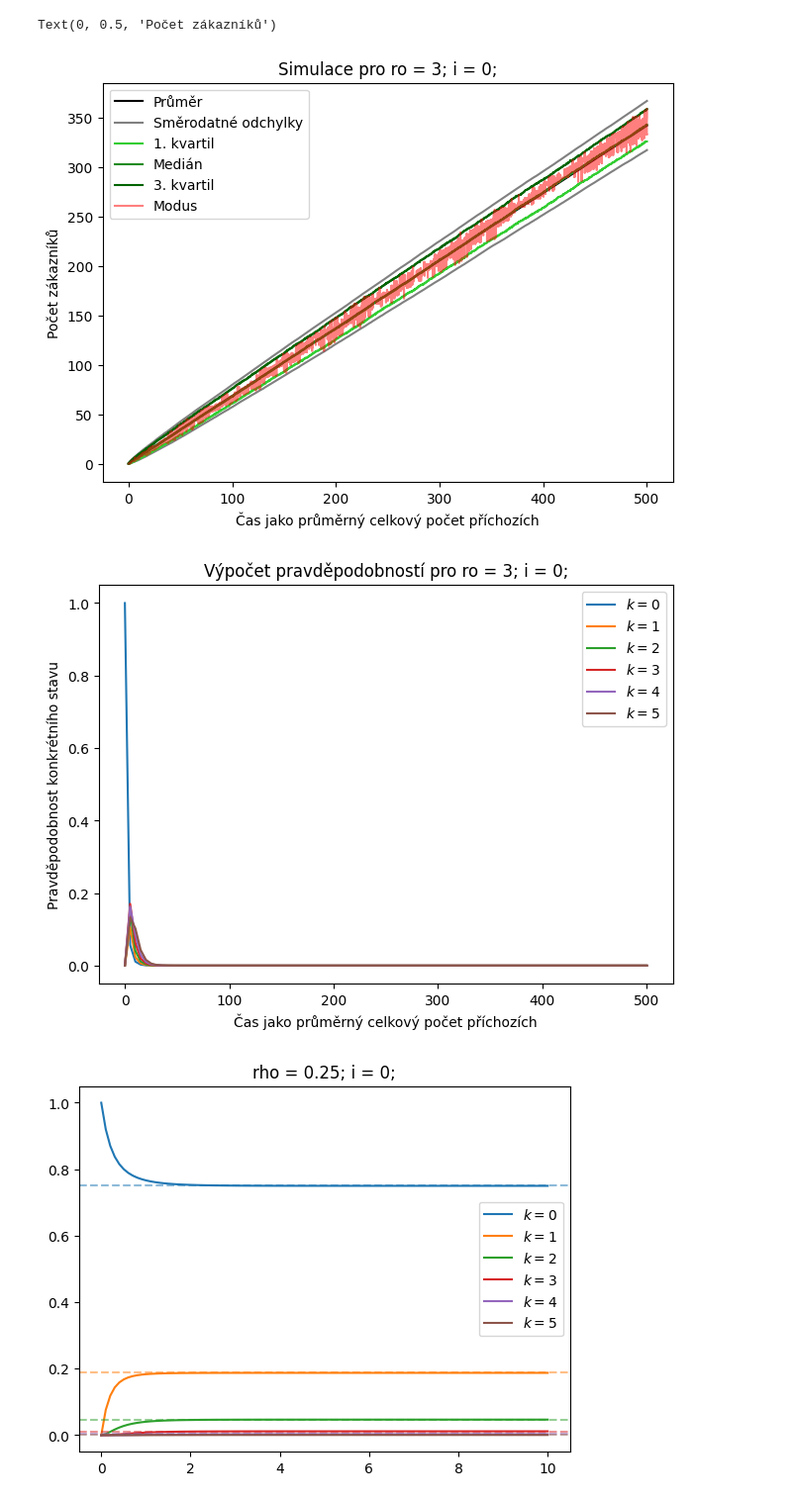
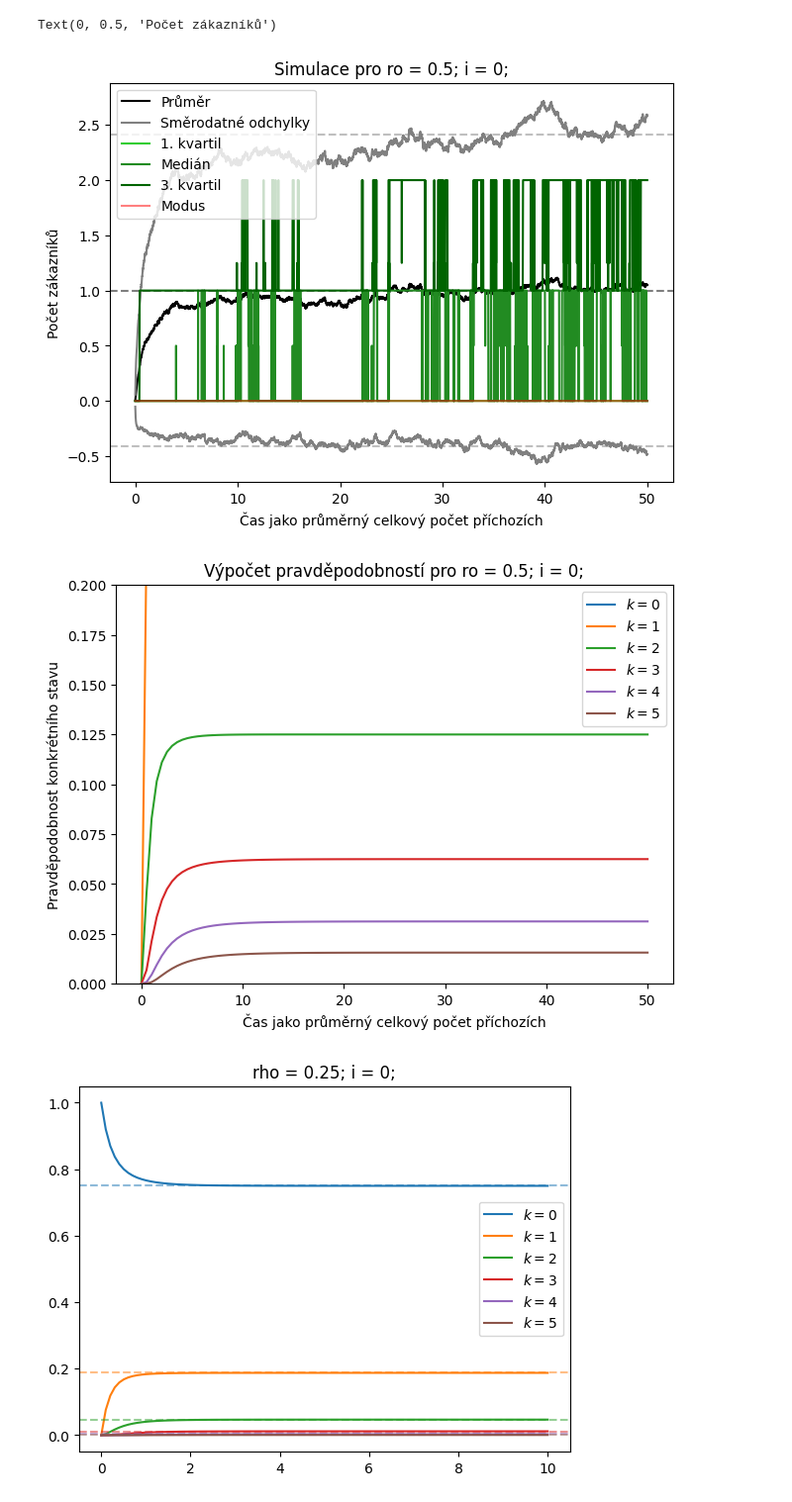
Before and after one commit to Dxlaby/SOC2025, a Jupyter notebook: graphs_p_k.ipynb, the cells around one changed output. Shown at 99% size. Saved outputs shown, nothing was run; the diff lists cells and outputs as text; code cells hidden in the pictures.

```diff
--- a/graphs_p_k.ipynb
+++ b/graphs_p_k.ipynb
@@ -66,45 +63,45 @@ def simulationStats(numSim, nSpace, rho, i):
 
   return mean, median, mode, SD, Q1, Q3
 # %%
-rho = 3
+rho = 0.5
 i = 0
-maxNumberN = 500
+maxNumberN = 50
 # %%
 n_steps = 10000
 n = np.linspace(0, maxNumberN, n_steps)
 simsCount = 1000
 
 # sim = simulation(n, rho, i)
 mean, median, mode, SD, Q1, Q3  = simulationStats(simsCount, n, rho, i)
 
-# limAvrage = rho/(1-rho)
-# limSD = np.sqrt(rho/(1-rho)**2)
+limAvrage = rho/(1-rho)
+limSD = np.sqrt(rho/(1-rho)**2)
 
 fig, ax = plt.subplots(layout='constrained')
 
 plt.plot(n, mean, color='black', label='Průměr')
-# plt.axhline(y=limAvrage, color=plt.gca().lines[-1].get_color(), linestyle='--', alpha=0.5)
+plt.axhline(y=limAvrage, color=plt.gca().lines[-1].get_color(), linestyle='--', alpha=0.5)
 
 plt.plot(n, mean+SD, color='grey', label='Směrodatné odchylky')
-# plt.axhline(y=limAvrage+limSD, color=plt.gca().lines[-1].get_color(), linestyle='--', alpha=0.5)
+plt.axhline(y=limAvrage+limSD, color=plt.gca().lines[-1].get_color(), linestyle='--', alpha=0.5)
 
 plt.plot(n, mean-SD, color='grey')
-# plt.axhline(y=limAvrage-limSD, color=plt.gca().lines[-1].get_color(), linestyle='--', alpha=0.5)
+plt.axhline(y=limAvrage-limSD, color=plt.gca().lines[-1].get_color(), linestyle='--', alpha=0.5)
 
 plt.plot(n, Q1, color='limegreen', label='1. kvartil')
 plt.plot(n, median, color='forestgreen', label='Medián')
 plt.plot(n, Q3, color='darkgreen', label='3. kvartil')
 
 plt.plot(n, mode, color='red', label='Modus', alpha=0.5)
 
 plt.legend(loc='best')
 plt.title('Simulace pro ro = {rho}; i = {i};'.format(rho = rho, i = i))
 
 ax.set_xlabel('Čas jako průměrný celkový počet příchozích')
 ax.set_ylabel('Počet zákazníků')
 # %% [output]
 Text(0, 0.5, 'Počet zákazníků')
-[figure, old version]
+[figure, new version]
 # %%
 n_steps = 100
 n = np.linspace(0, maxNumberN, n_steps)
@@ -118,7 +115,7 @@ ax.set_ylim([0, 0.2])
 for k in range(6):
     plt.plot(n, probK(k, n, rho, i), label='$k = {k}$'.format(k=k))
     limit_value = (1-rho)*rho**k
-    # plt.axhline(y=limit_value, color=plt.gca().lines[-1].get_color(), linestyle='--', alpha=0.5)
+    plt.axhline(y=limit_value, color=plt.gca().lines[-1].get_color(), linestyle='--', alpha=0.5)
 
 
 plt.legend(loc='best')
@@ -129,7 +126,7 @@ ax.set_ylabel('Pravděpodobnost konkrétního stavu')
 
 plt.show()
 # %% [output]
-[figure, old version]
+[figure, new version]
 # %%
 rho = 0.25
 i = 0
```
Also changed, not shown: parts of 4 cells of this notebook.
